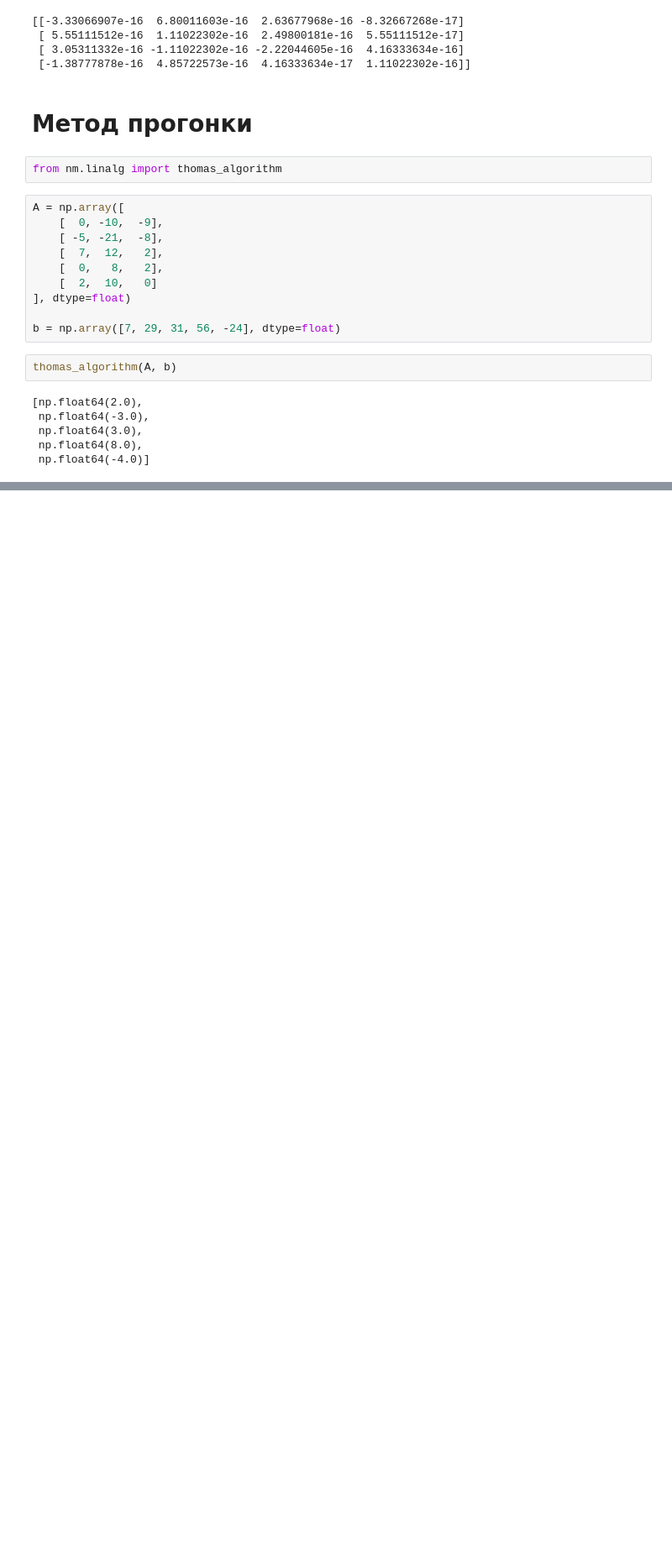
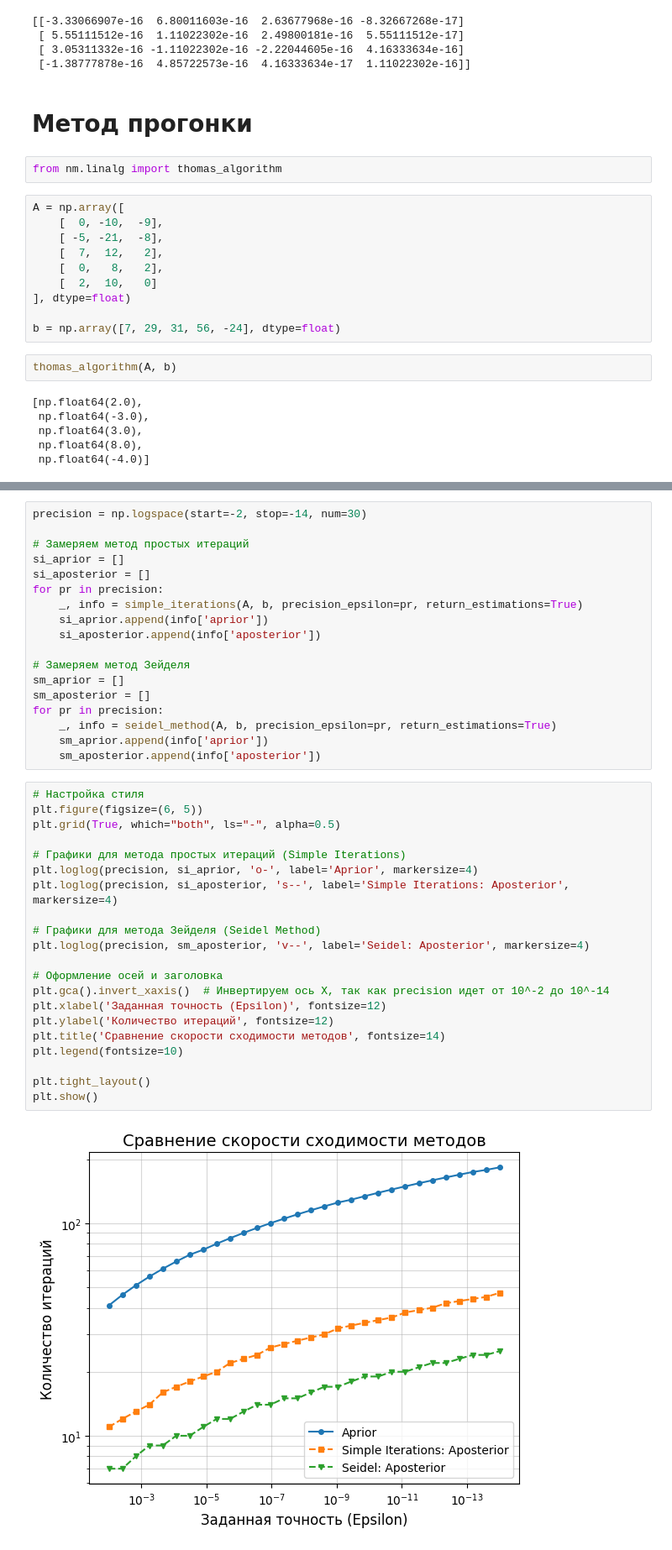
Before and after one commit to Matvey26/mai-numerical-methods, a Jupyter notebook: labs/lab1/main.ipynb, the cells around one changed output, grey strips where cells are left out. Shown at 84% size. Drawn from its saved outputs; the diff is of its cells as text; blank space fills up the shorter version.

```diff
--- a/labs/lab1/main.ipynb
+++ b/labs/lab1/main.ipynb
@@ -123,0 +178,41 @@ thomas_algorithm(A, b)
+# %%
+precision = np.logspace(start=-2, stop=-14, num=30)
+
+# Замеряем метод простых итераций
+si_aprior = []
+si_aposterior = []
+for pr in precision:
+    _, info = simple_iterations(A, b, precision_epsilon=pr, return_estimations=True)
+    si_aprior.append(info['aprior'])
+    si_aposterior.append(info['aposterior'])
+
+# Замеряем метод Зейделя
+sm_aprior = []
+sm_aposterior = []
+for pr in precision:
+    _, info = seidel_method(A, b, precision_epsilon=pr, return_estimations=True)
+    sm_aprior.append(info['aprior'])
+    sm_aposterior.append(info['aposterior'])
+# %%
+# Настройка стиля
+plt.figure(figsize=(6, 5))
+plt.grid(True, which="both", ls="-", alpha=0.5)
+
+# Графики для метода простых итераций (Simple Iterations)
+plt.loglog(precision, si_aprior, 'o-', label='Aprior', markersize=4)
+plt.loglog(precision, si_aposterior, 's--', label='Simple Iterations: Aposterior', markersize=4)
+
+# Графики для метода Зейделя (Seidel Method)
+plt.loglog(precision, sm_aposterior, 'v--', label='Seidel: Aposterior', markersize=4)
+
+# Оформление осей и заголовка
+plt.gca().invert_xaxis()  # Инвертируем ось X, так как precision идет от 10^-2 до 10^-14
+plt.xlabel('Заданная точность (Epsilon)', fontsize=12)
+plt.ylabel('Количество итераций', fontsize=12)
+plt.title('Сравнение скорости сходимости методов', fontsize=14)
+plt.legend(fontsize=10)
+
+plt.tight_layout()
+plt.show()
+# %% [output]
+[figure, added]
```
Also changed, not shown: parts of 11 cells of this notebook, 2 other files.
